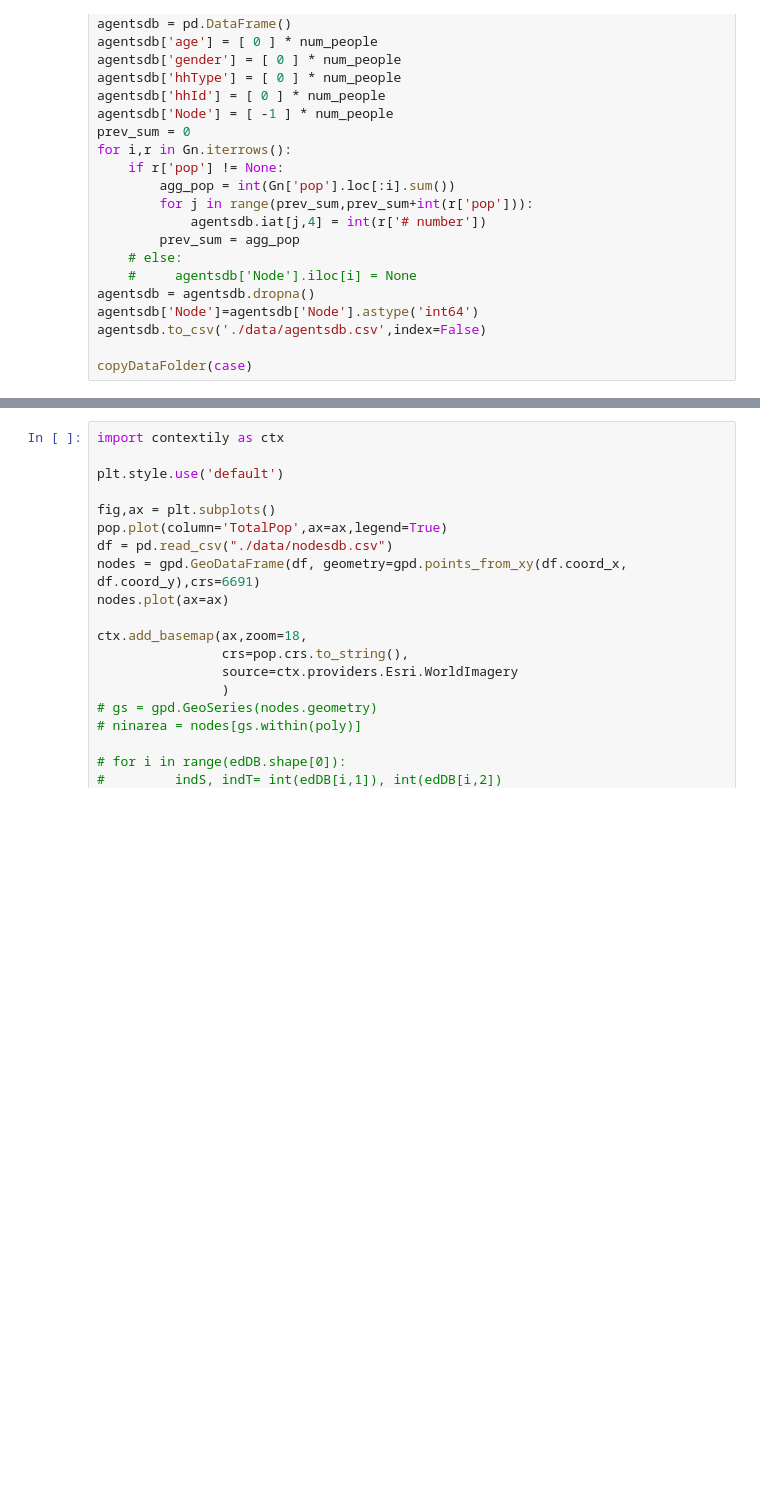
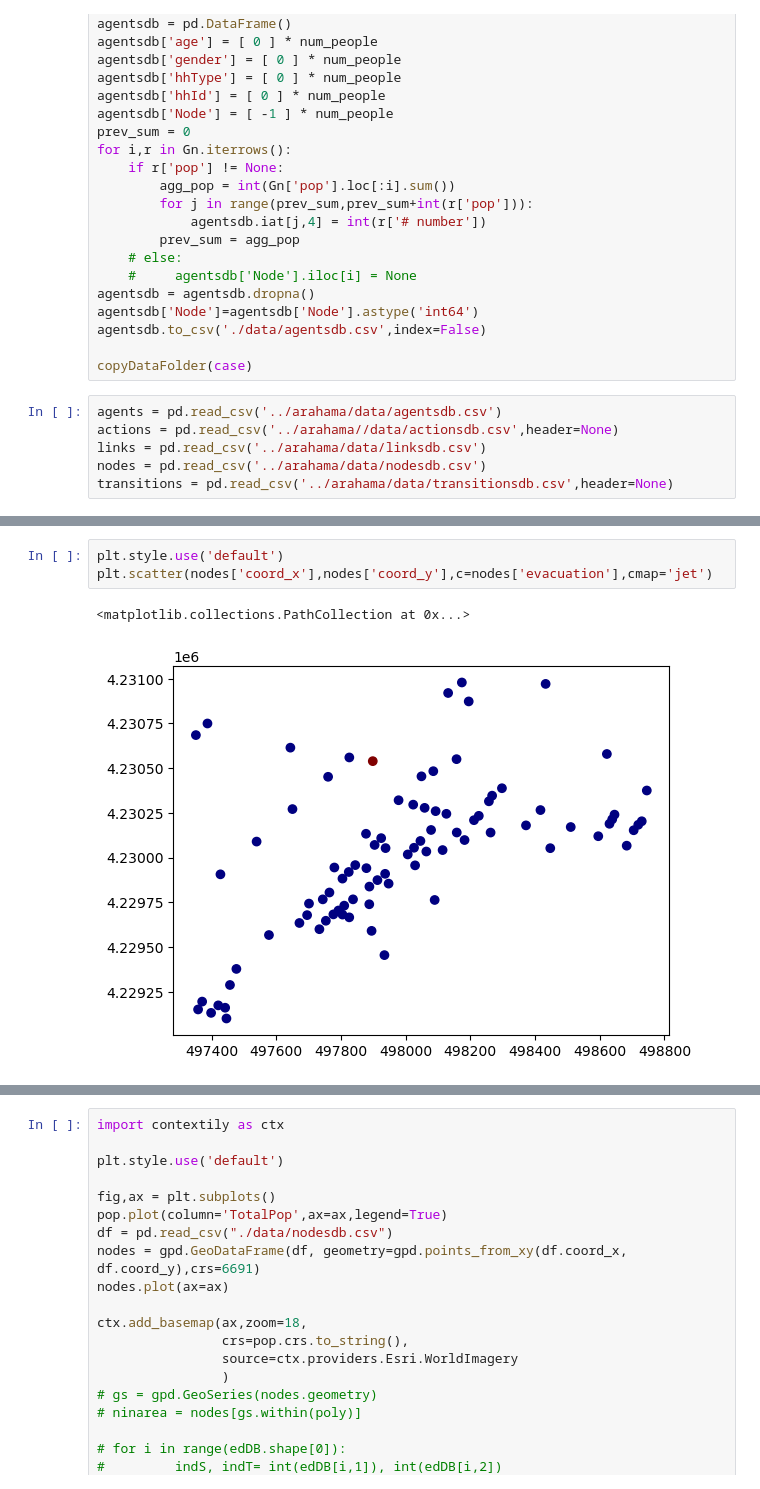
Before and after one commit to erick2307/tsuevac, a Jupyter notebook: app/setup/preProcess.ipynb, the cells around one changed output, grey strips where cells are left out. Drawn from its saved outputs; the diff is of its cells as text; blank space fills up the shorter version.

```diff
--- a/app/setup/preProcess.ipynb
+++ b/app/setup/preProcess.ipynb
@@ -376,3 +393,9 @@ agentsdb['Node']=agentsdb['Node'].astype('int64')
 agentsdb.to_csv('./data/agentsdb.csv',index=False)
 
 copyDataFolder(case)
+# %%
+agents = pd.read_csv('../arahama/data/agentsdb.csv')
+actions = pd.read_csv('../arahama//data/actionsdb.csv',header=None)
+links = pd.read_csv('../arahama/data/linksdb.csv')
+nodes = pd.read_csv('../arahama/data/nodesdb.csv')
+transitions = pd.read_csv('../arahama/data/transitionsdb.csv',header=None)
@@ -378,0 +411,6 @@ copyDataFolder(case)
+# %%
+plt.style.use('default')
+plt.scatter(nodes['coord_x'],nodes['coord_y'],c=nodes['evacuation'],cmap='jet')
+# %% [output]
+<matplotlib.collections.PathCollection at 0x...>
+[figure, added]
```
Also changed, not shown: parts of 13 cells of this notebook, 4 other files.
